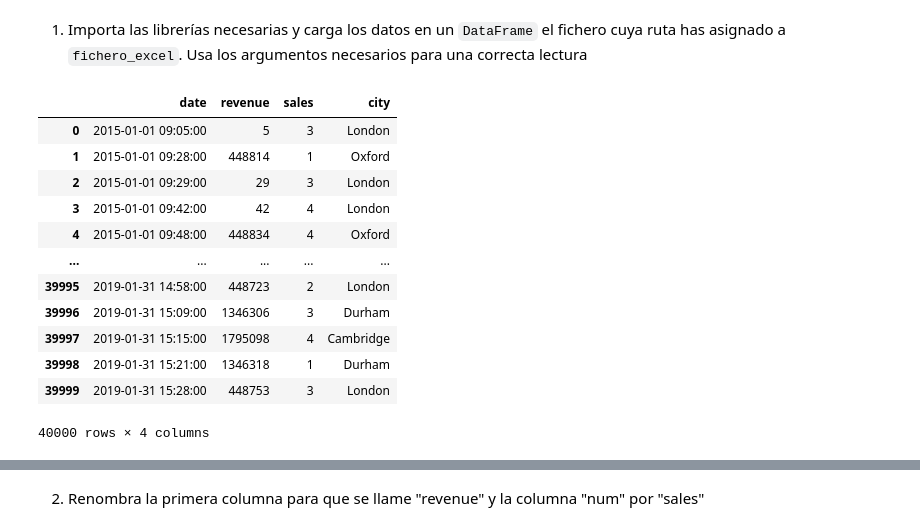
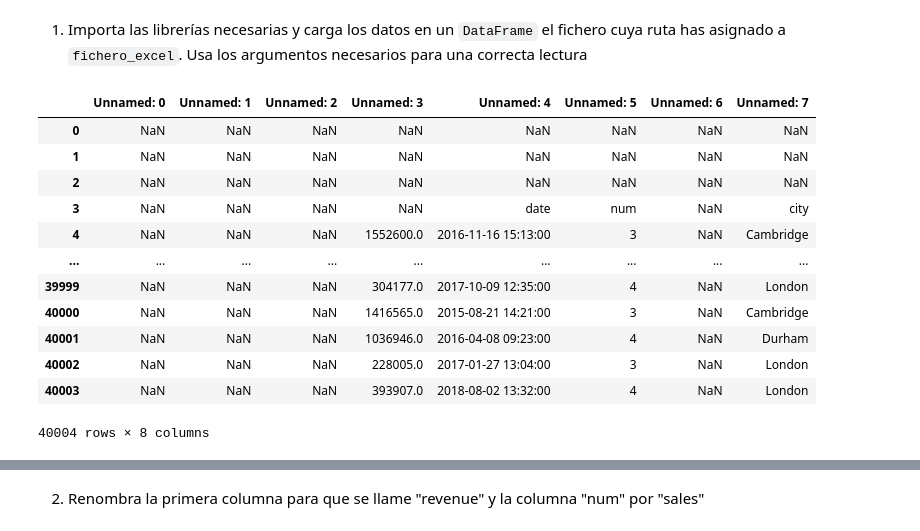
Before and after one commit to LucasBalaguer/DS-Online-LucasCavalcante, a Jupyter notebook: 03_Data_Analysis/Sprint_05/Unidad_02_Procesado_Datos_Internos_Ficheros/03_Practica_Obligatoria/18_Practica_Obligatoria_Ficheros.ipynb, the cells around one changed output, grey strips where cells are left out. Cells and saved outputs as stored; diff of their text form; code cells hidden in the pictures.

```diff
--- a/03_Data_Analysis/Sprint_05/Unidad_02_Procesado_Datos_Internos_Ficheros/03_Practica_Obligatoria/18_Practica_Obligatoria_Ficheros.ipynb
+++ b/03_Data_Analysis/Sprint_05/Unidad_02_Procesado_Datos_Internos_Ficheros/03_Practica_Obligatoria/18_Practica_Obligatoria_Ficheros.ipynb
@@ -31,7 +31,7 @@ testeo.xlsx
 1. Ahora crea una variable `fichero_texto`, otra `fichero_excel` y otra `fichero_xml` y asigna a cada una la ruta para acceder a cada tipo de fichero que te hayas encontrado en la salida del apartado anterior. Como recordarás una ruta es el camino para acceder a un fichero, en este caso incluye el path y el nombre del fichero (ojo os.listdir no te da el path, te da el nombre del fichero)
 # %%
 fichero_texto = os.path.join("./data/mbox.txt")
-fichero_excel = os.path.join("./data/city_sales_clean.xlsx")
+fichero_excel = os.path.join("./data/city_sales_sucio.xlsx")
 fichero_xml = os.path.join("./data/OptaF24.xml")
 # %% [markdown]
 ## #1 Fichero excel
@@ -41,20 +41,20 @@ Vamos a empezar trabajando con el fichero excel.
 1. Importa las librerías necesarias y carga los datos en un `DataFrame` el fichero cuya ruta has asignado a `fichero_excel`. Usa los argumentos necesarios para una correcta lectura
 # %%
 import pandas as pd
-
-df = pd.read_excel(fichero_excel)
+pd.options.mode.copy_on_write = True
+df = pd.read_excel(fichero_excel, sheet_name=1)
 df
 # %% [output]
-|  | date | revenue | sales | city |
-| 0 | 2015-01-01 09:05:00 | 5 | 3 | London |
-| 1 | 2015-01-01 09:28:00 | 448814 | 1 | Oxford |
-| 2 | 2015-01-01 09:29:00 | 29 | 3 | London |
-| 3 | 2015-01-01 09:42:00 | 42 | 4 | London |
-| 4 | 2015-01-01 09:48:00 | 448834 | 4 | Oxford |
-| ... | ... | ... | ... | ... |
-| 39995 | 2019-01-31 14:58:00 | 448723 | 2 | London |
-| 39996 | 2019-01-31 15:09:00 | 1346306 | 3 | Durham |
-| 39997 | 2019-01-31 15:15:00 | 1795098 | 4 | Cambridge |
-| 39998 | 2019-01-31 15:21:00 | 1346318 | 1 | Durham |
-| 39999 | 2019-01-31 15:28:00 | 448753 | 3 | London |
+|  | Unnamed: 0 | Unnamed: 1 | Unnamed: 2 | Unnamed: 3 | Unnamed: 4 | Unnamed: 5 | Unnamed: 6 | Unnamed: 7 |
+| 0 | NaN | NaN | NaN | NaN | NaN | NaN | NaN | NaN |
+| 1 | NaN | NaN | NaN | NaN | NaN | NaN | NaN | NaN |
+| 2 | NaN | NaN | NaN | NaN | NaN | NaN | NaN | NaN |
+| 3 | NaN | NaN | NaN | NaN | date | num | NaN | city |
+| 4 | NaN | NaN | NaN | 1552600.0 | 2016-11-16 15:13:00 | 3 | NaN | Cambridge |
+| ... | ... | ... | ... | ... | ... | ... | ... | ... |
+| 39999 | NaN | NaN | NaN | 304177.0 | 2017-10-09 12:35:00 | 4 | NaN | London |
+| 40000 | NaN | NaN | NaN | 1416565.0 | 2015-08-21 14:21:00 | 3 | NaN | Cambridge |
+| 40001 | NaN | NaN | NaN | 1036946.0 | 2016-04-08 09:23:00 | 4 | NaN | Durham |
+| 40002 | NaN | NaN | NaN | 228005.0 | 2017-01-27 13:04:00 | 3 | NaN | London |
+| 40003 | NaN | NaN | NaN | 393907.0 | 2018-08-02 13:32:00 | 4 | NaN | London |
-40000 rows × 4 columns
+40004 rows × 8 columns
```
Also changed, not shown: parts of 19 cells of this notebook, 2 other files.
